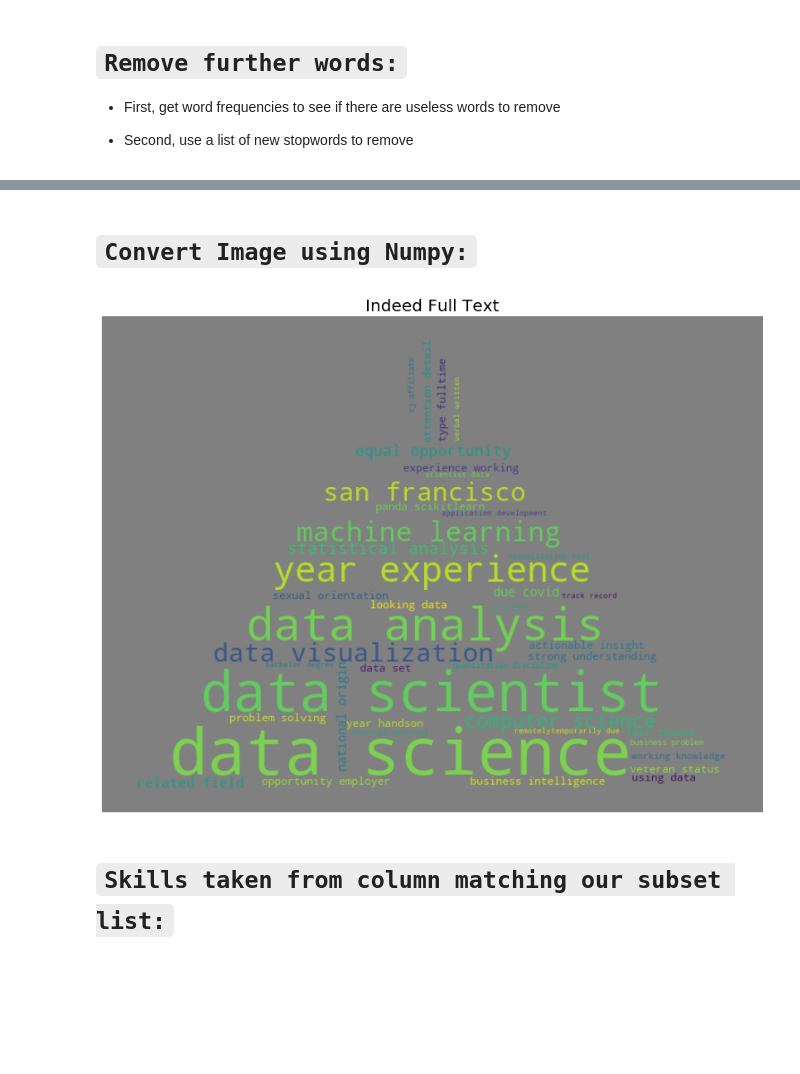
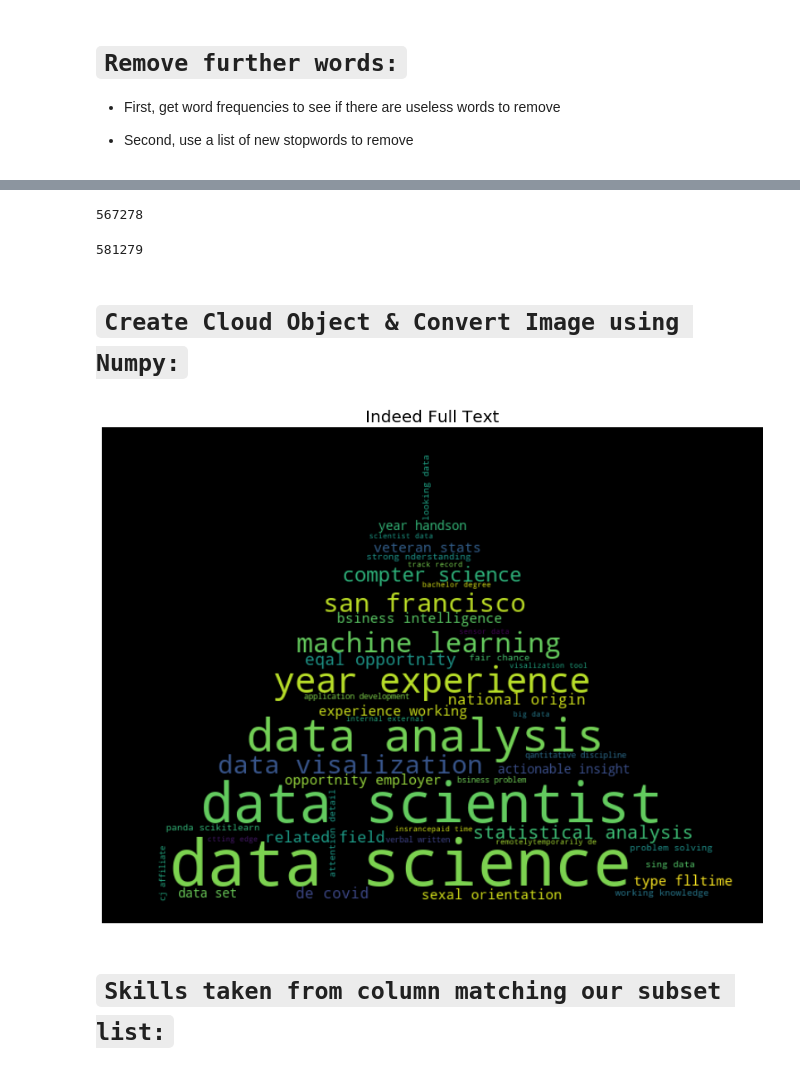
Before and after one commit to MrFuguDataScience/NLP, a Jupyter notebook: Indeed_WordCloud.ipynb, the cells around one changed output, grey strips where cells are left out. Drawn from its saved outputs; the diff is of its cells as text; code cells hidden in the pictures; blank space fills up the shorter version.

Commit message:
Indeed_NLP_wrdCloud
update

```diff
--- a/Indeed_WordCloud.ipynb
+++ b/Indeed_WordCloud.ipynb
@@ -135,0 +142,9 @@ Looks good with len = 0
+# %%
+len_wo_hyperlinks=[]
+for i in text_wo_http:
+    len_wo_hyperlinks.append(len(i))
+
+indeed_text_cnts['len_wo_hyperlinks']=len_wo_hyperlinks
+indeed_text_cnts.head(13)
+# there is a difference, this is more for a sanity check most of all
+# row 2,12 show the differences
@@ -318,9 +344,27 @@ wrd_freq={k: v for k, v in sorted(f.items(), key=lambda item: item[1])}
 # wrd_freq['']
 # %%
 more_wrd_to_remove=['year','experience','user','employee','type','llc','member','youll',
-'various','range','position','end','service','leveljob','wide','card','bring']
+'various','range','position','end','service','leveljob','wide','card','bring',
+'sexual orientation','sexual', 'orientation','veteran','status','employer','year experience',
+'due','covid','natural origin','using','u','sexal','sexal orientation',
+'sexalorientation','decovid','de covid']
+# ,'national','national origin']
+# %%
+# Remove further nonsense words:
+o=[]
+for i in more_wrd_to_remove:
+    if i in b:
+        g=b.replace(i,'')
+len(b)
+len(g)
+# %% [output]
+567278
+# %%
+len(b)
+# %% [output]
+581279
 # %% [markdown]
-# `Convert Image using Numpy:`
+# `Create Cloud Object & Convert Image using Numpy:`
 # %%
 # mask:
 # img_mask= np.array(Image.open(os.path.join(os.getcwd(),'cartoon_computer.png')))
@@ -328,23 +372,20 @@ more_wrd_to_remove=['year','experience','user','employee','type','llc','member',
 # img_mask=np.array(Image.open('cloud_img.png'))
 img_mask=np.array(Image.open('Slide1.png'))
 # %%
-wc=WordCloud(background_color='grey',max_words=400,max_font_size=70,random_state=1,
+wc=WordCloud(background_color='black',max_words=850,max_font_size=70,random_state=1,
     mask=img_mask,contour_color='red',min_font_size=8,normalize_plurals=True)
-# for i in combine_all_wrd:
-# wc.generate(combine_all_wrd)
-# q
 # %%
-
-wc.generate(b)
+wc.generate(g)
+# wc.generate(b)
 
 # colors=wc.recolor(color_func=ImageColorGenerator(img_mask))
 plt.figure(figsize=(22,11))
 plt.imshow(wc,interpolation="bilinear")
 plt.title("Indeed Full Text",fontsize=20)
 plt.axis("off")
 plt.show()
 # %% [output]
-[figure, old version]
+[figure, new version]
 # %% [markdown]
 # `Skills taken from column matching our subset list:`
 # %%
```
Also changed, not shown: parts of 16 cells of this notebook.
